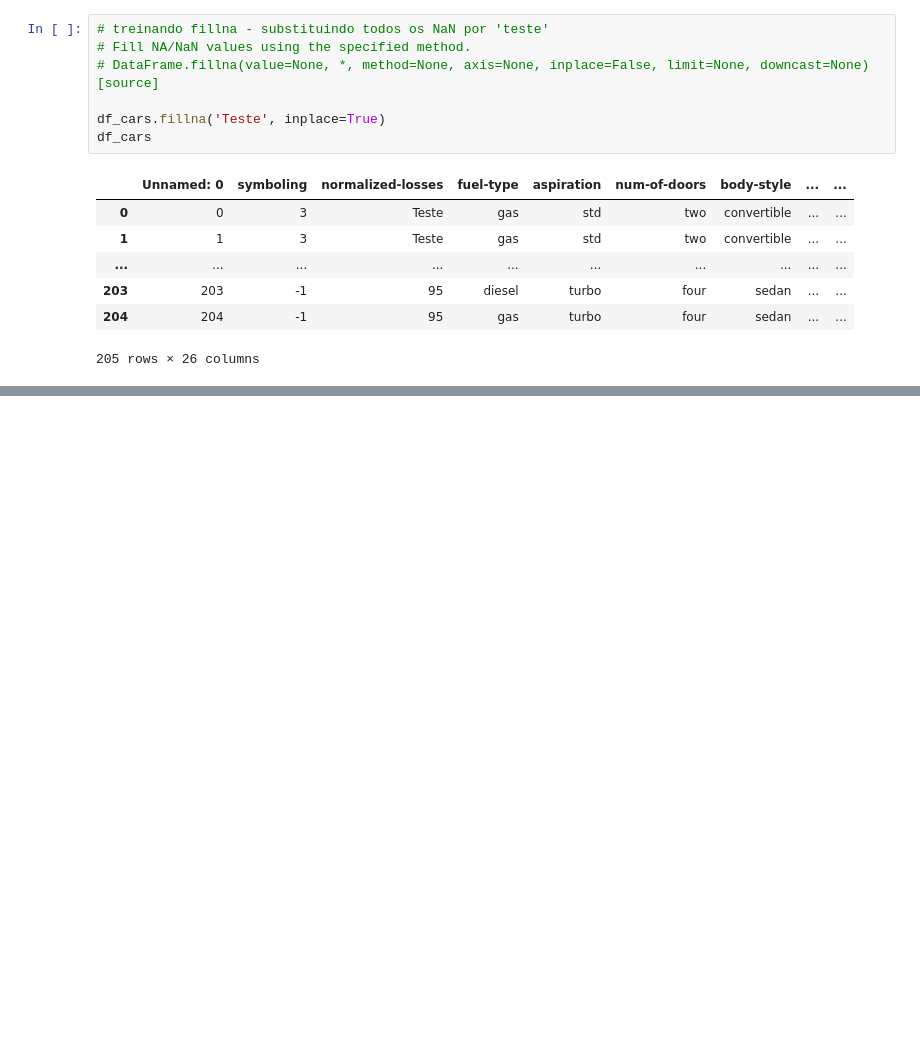
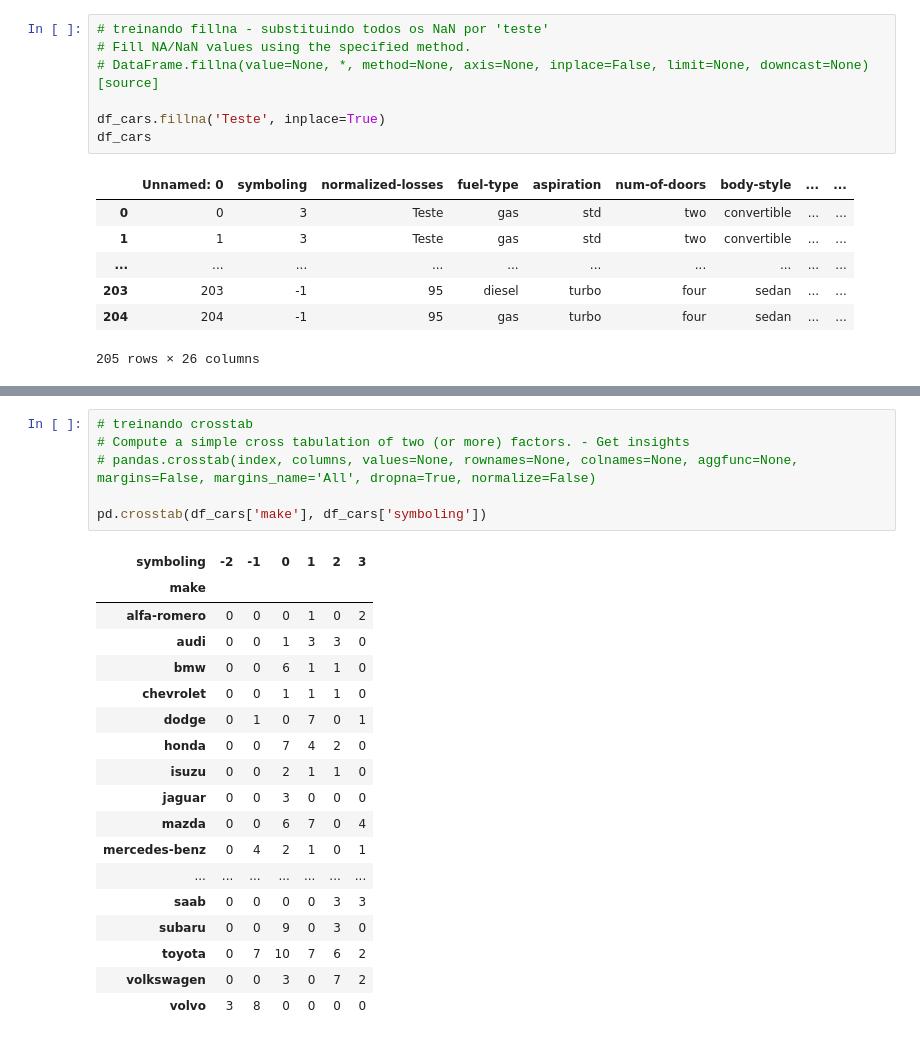
Before and after one commit to FabioRochaPoeta/df-pandas-training, a Jupyter notebook: resolucaoemgrupoexercicio2.ipynb, the cells around one changed output, grey strips where cells are left out. Drawn from its saved outputs; the diff is of its cells as text; blank space fills up the shorter version.

```diff
--- a/resolucaoemgrupoexercicio2.ipynb
+++ b/resolucaoemgrupoexercicio2.ipynb
@@ -240,0 +300,25 @@ df_cars
+# %%
+# treinando crosstab
+# Compute a simple cross tabulation of two (or more) factors. - Get insights
+# pandas.crosstab(index, columns, values=None, rownames=None, colnames=None, aggfunc=None, margins=False, margins_name='All', dropna=True, normalize=False)
+
+pd.crosstab(df_cars['make'], df_cars['symboling'])
+# %% [output]
+| symboling | -2 | -1 | 0 | 1 | 2 | 3 |
+| make |  |  |  |  |  |  |
+| alfa-romero | 0 | 0 | 0 | 1 | 0 | 2 |
+| audi | 0 | 0 | 1 | 3 | 3 | 0 |
+| bmw | 0 | 0 | 6 | 1 | 1 | 0 |
+| chevrolet | 0 | 0 | 1 | 1 | 1 | 0 |
+| dodge | 0 | 1 | 0 | 7 | 0 | 1 |
+| honda | 0 | 0 | 7 | 4 | 2 | 0 |
+| isuzu | 0 | 0 | 2 | 1 | 1 | 0 |
+| jaguar | 0 | 0 | 3 | 0 | 0 | 0 |
+| mazda | 0 | 0 | 6 | 7 | 0 | 4 |
+| mercedes-benz | 0 | 4 | 2 | 1 | 0 | 1 |
+| ... | ... | ... | ... | ... | ... | ... |
+| saab | 0 | 0 | 0 | 0 | 3 | 3 |
+| subaru | 0 | 0 | 9 | 0 | 3 | 0 |
+| toyota | 0 | 7 | 10 | 7 | 6 | 2 |
+| volkswagen | 0 | 0 | 3 | 0 | 7 | 2 |
+| volvo | 3 | 8 | 0 | 0 | 0 | 0 |
```
Also changed, not shown: parts of 6 cells of this notebook.
